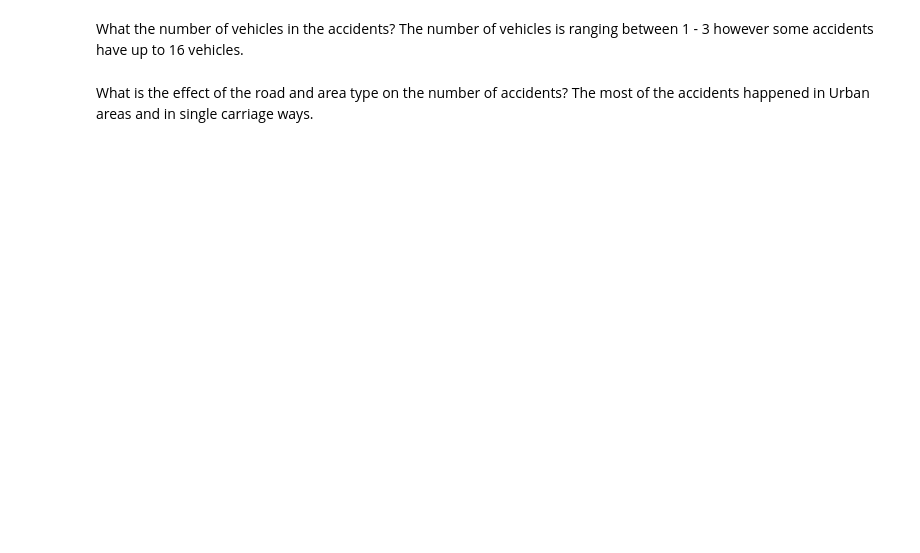
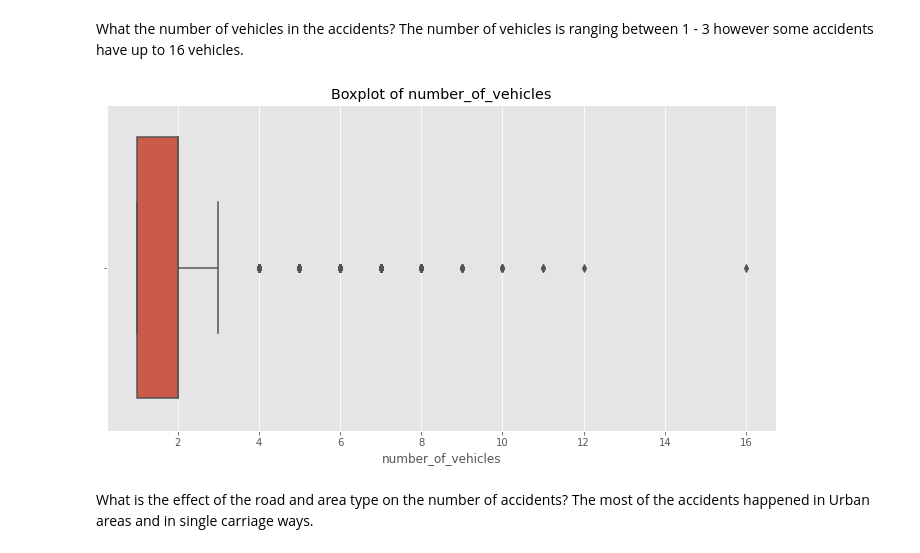
Before and after one commit to Abdelrahman-Khater/DE, a Jupyter notebook: Milestone 1 template.ipynb, the cells around one changed output. Saved outputs shown, nothing was run; the diff lists cells and outputs as text; code cells hidden in the pictures; blank space fills up the shorter version.

```diff
--- a/Milestone 1 template.ipynb
+++ b/Milestone 1 template.ipynb
@@ -172,3 +195,7 @@ plt.show()
+# %%
+BoxPlot("number_of_vehicles")
+# %% [output]
+[figure, added]
 # %% [markdown]
 What is the effect of the road and area type on the number of accidents?
 The most of the accidents happened in Urban areas and in single carriage ways.
```
Also changed, not shown: parts of 26 cells of this notebook.
